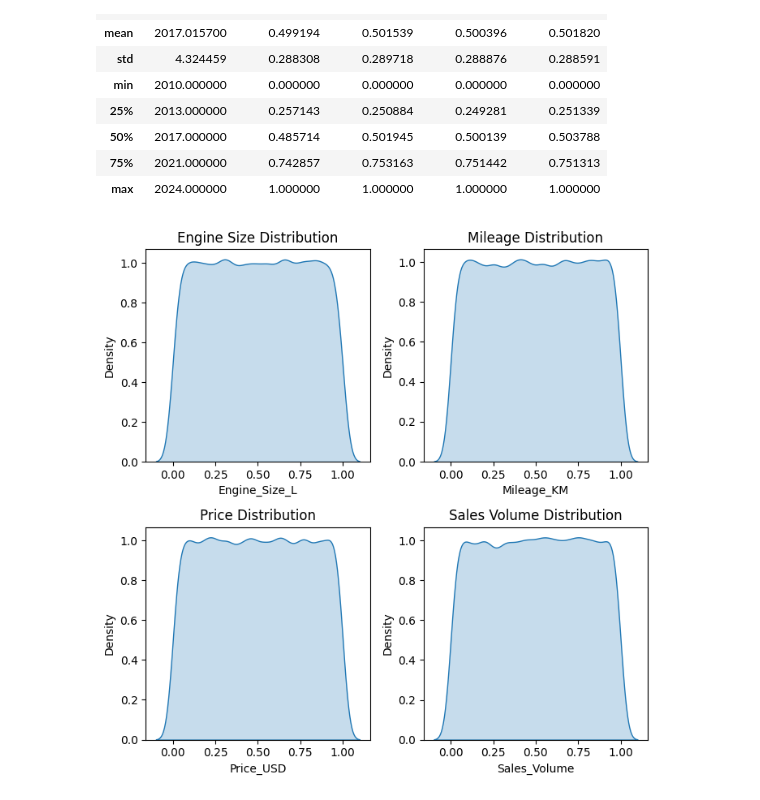
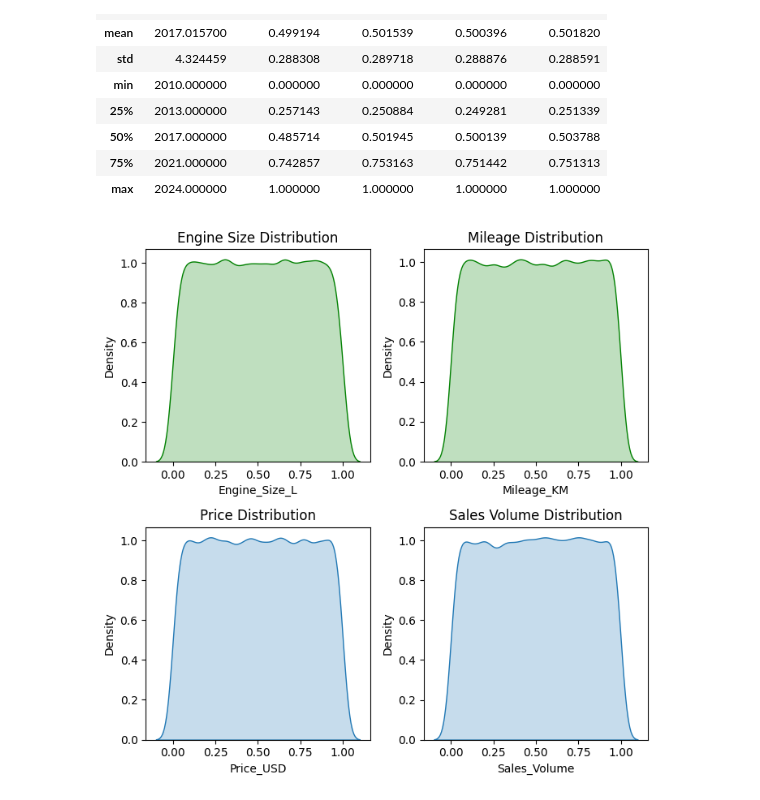
Before and after one commit to AftabQuant/Machine-Learning-Chronicles, a Jupyter notebook: Machine Learning Hub/Data Science Course/Machine Learning/Handle Outliers & Feature Scaling.ipynb, the cells around one changed output. Drawn from its saved outputs; the diff is of its cells as text; code cells hidden in the pictures.

```diff
--- a/Machine Learning Hub/Data Science Course/Machine Learning/Handle Outliers & Feature Scaling.ipynb
+++ b/Machine Learning Hub/Data Science Course/Machine Learning/Handle Outliers & Feature Scaling.ipynb
@@ -114,23 +125,23 @@ df.describe()
 # %%
 plt.figure(figsize=(7,7))
 
 plt.subplot(2, 2, 1)
-sns.kdeplot(df['Engine_Size_L'], fill=True)
+sns.kdeplot(df['Engine_Size_L'], fill=True, color='green')
 plt.title('Engine Size Distribution')
 
 plt.subplot(2, 2, 2)
-sns.kdeplot(df['Mileage_KM'], fill=True)
+sns.kdeplot(df['Mileage_KM'], fill=True, color='green')
 plt.title('Mileage Distribution')
 
 plt.subplot(2, 2, 3)
 sns.kdeplot(df['Price_USD'], fill=True)
 plt.title('Price Distribution')
 
 plt.subplot(2, 2, 4)
 sns.kdeplot(df['Sales_Volume'], fill=True)
 plt.title('Sales Volume Distribution')
 
 plt.tight_layout()
 plt.show()
 # %% [output]
-[figure, old version]
+[figure, new version]
```
Also changed, not shown: parts of 5 cells of this notebook, 1 other file.
